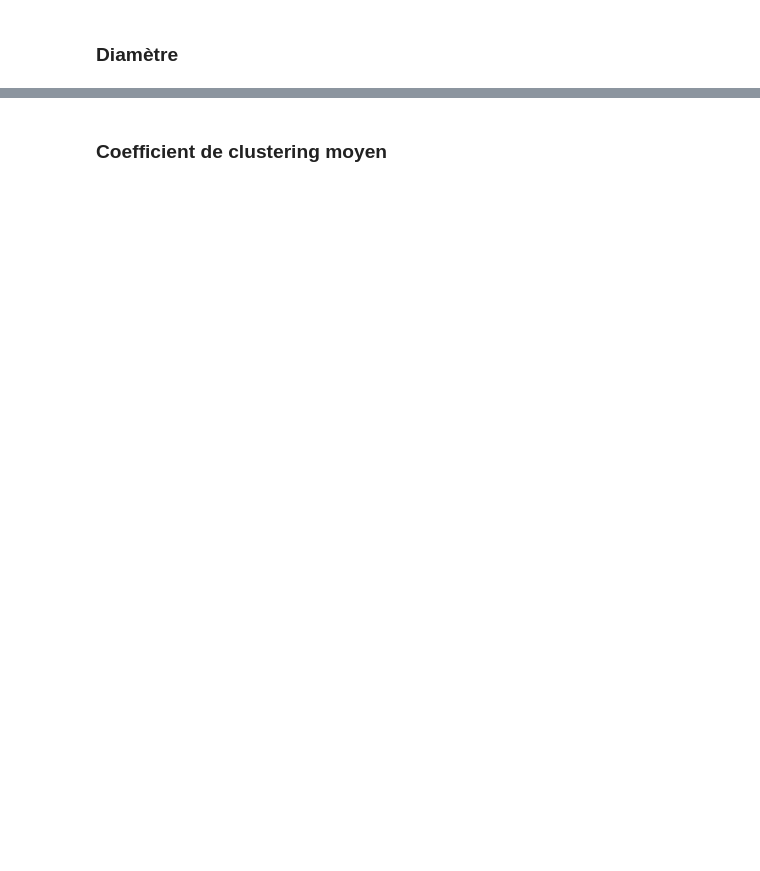
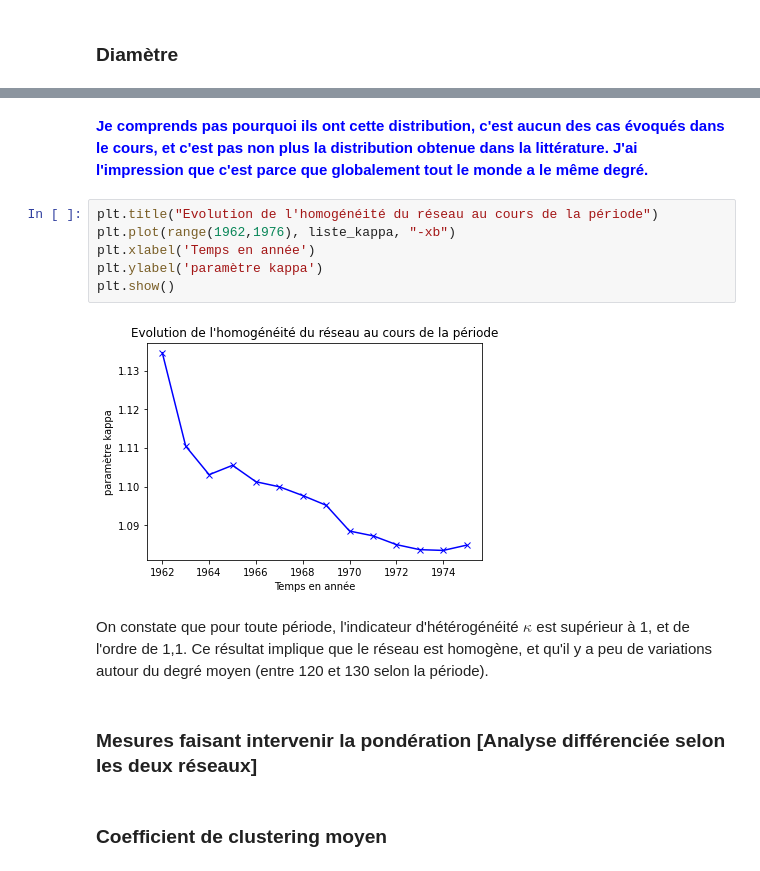
Before and after one commit to agatherosenzweig/Networks-science, a Jupyter notebook: Projet-final-réseaux.ipynb, the cells around one changed output, grey strips where cells are left out. Saved outputs shown, nothing was run; the diff lists cells and outputs as text; blank space fills up the shorter version.

```diff
--- a/Projet-final-réseaux.ipynb
+++ b/Projet-final-réseaux.ipynb
@@ -89,3 +199,17 @@ plt.show()
+# %% [markdown]
+ <span style="color:blue">**Je comprends pas pourquoi ils ont cette distribution, c'est aucun des cas évoqués dans le cours, et c'est pas non plus la distribution obtenue dans la littérature. J'ai l'impression que c'est parce que globalement tout le monde a le même degré.**</span>
+# %%
+plt.title("Evolution de l'homogénéité du réseau au cours de la période")
+plt.plot(range(1962,1976), liste_kappa, "-xb")
+plt.xlabel('Temps en année')
+plt.ylabel('paramètre kappa')
+plt.show()
+# %% [output]
+[figure, added]
+# %% [markdown]
+On constate que pour toute période, l'indicateur d'hétérogénéité $\kappa$ est supérieur à 1, et de l'ordre de 1,1. Ce résultat implique que le réseau est homogène, et qu'il y a peu de variations autour du degré moyen (entre 120 et 130 selon la période).
+# %% [markdown]
+### Mesures faisant intervenir la pondération [Analyse différenciée selon les deux réseaux]
 # %% [markdown]
 ### Coefficient de clustering moyen
 # %%
```
Also changed, not shown: parts of 45 cells of this notebook.
